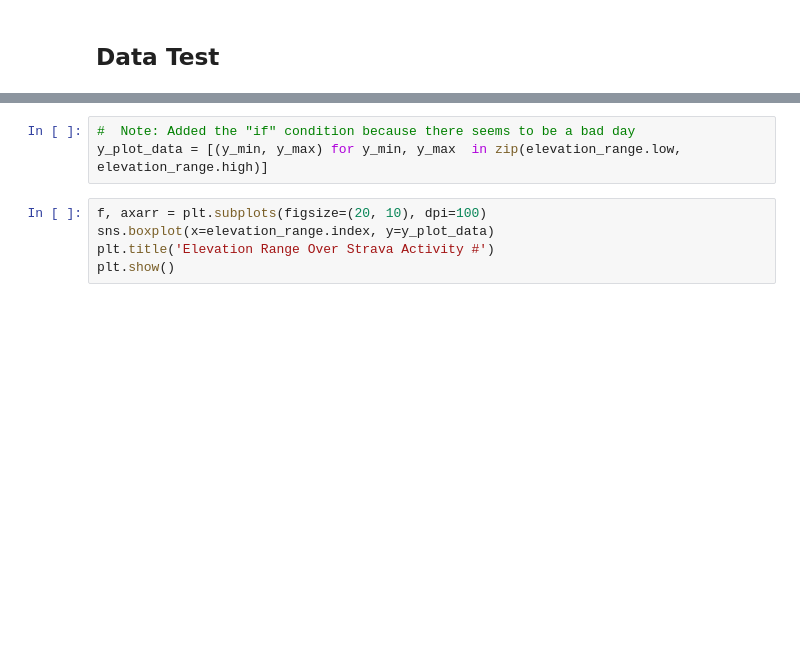
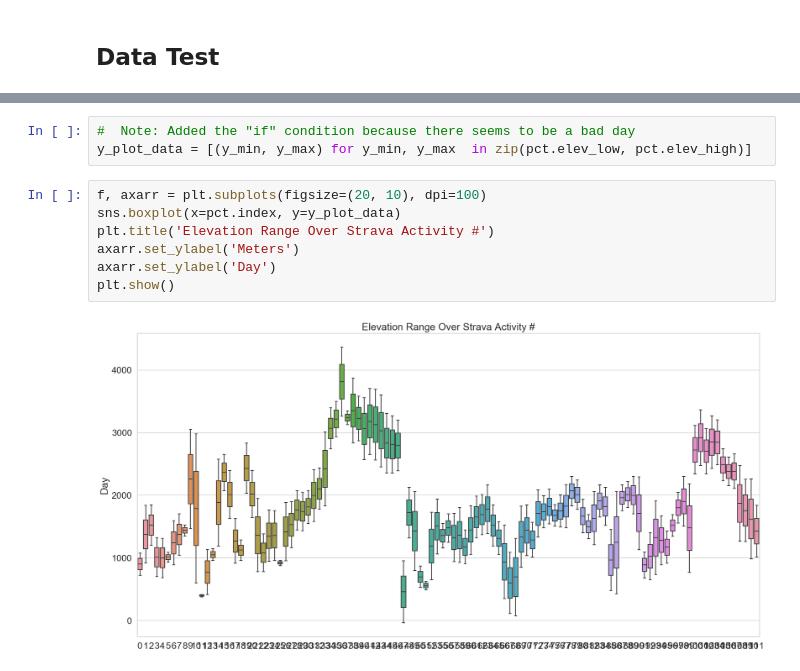
Before and after one commit to narner90/pct-2019, a Jupyter notebook: src/pct2019/notebooks/strava_test.ipynb, the cells around one changed output, grey strips where cells are left out. Drawn from its saved outputs; the diff is of its cells as text; blank space fills up the shorter version.

```diff
--- a/src/pct2019/notebooks/strava_test.ipynb
+++ b/src/pct2019/notebooks/strava_test.ipynb
@@ -108,8 +122,12 @@ elevation_range = elevation_range[elevation_range.high -  elevation_range.low <
 # %%
 #  Note: Added the "if" condition because there seems to be a bad day
-y_plot_data = [(y_min, y_max) for y_min, y_max  in zip(elevation_range.low, elevation_range.high)]
+y_plot_data = [(y_min, y_max) for y_min, y_max  in zip(pct.elev_low, pct.elev_high)]
 # %%
 f, axarr = plt.subplots(figsize=(20, 10), dpi=100)
-sns.boxplot(x=elevation_range.index, y=y_plot_data)
+sns.boxplot(x=pct.index, y=y_plot_data)
 plt.title('Elevation Range Over Strava Activity #')
+axarr.set_ylabel('Meters')
+axarr.set_ylabel('Day')
 plt.show()
+# %% [output]
+[figure, added]
```
Also changed, not shown: parts of 7 cells of this notebook.
